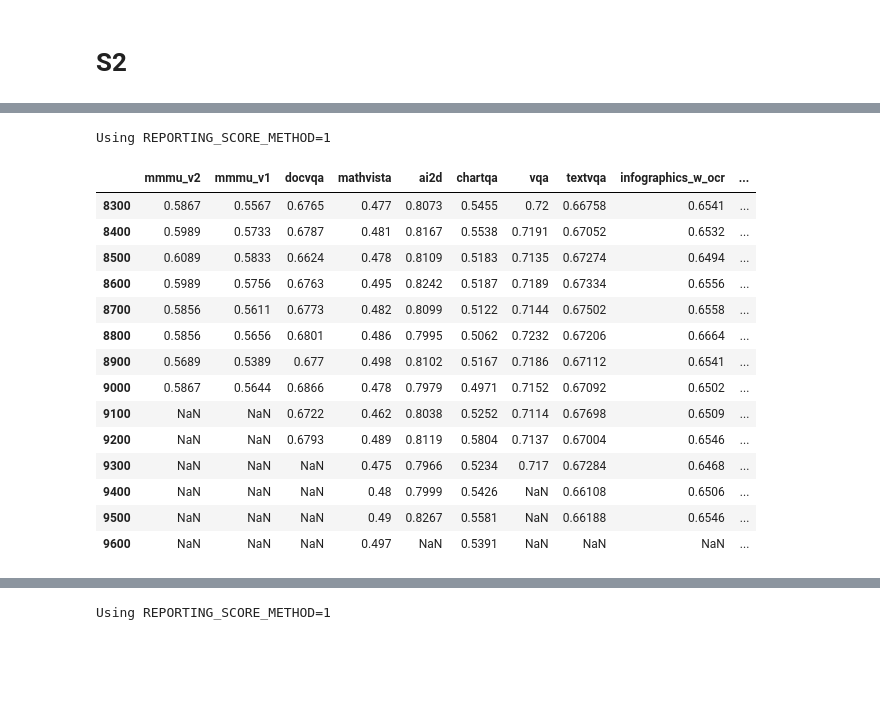
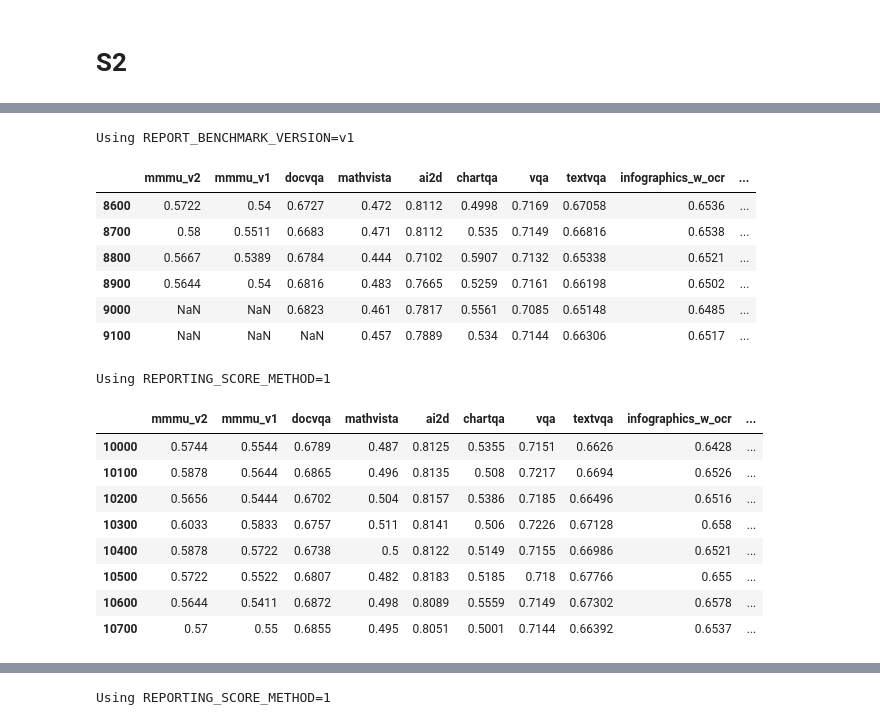
Before and after one commit to harrytranx/experiments, a Jupyter notebook: eval_mm10.ipynb, the cells around one changed output, grey strips where cells are left out. Cells and saved outputs as stored; diff of their text form; code cells hidden in the pictures; blank space fills up the shorter version.

```diff
--- a/eval_mm10.ipynb
+++ b/eval_mm10.ipynb
@@ -100,24 +139,32 @@ eval jobs saved to: /fsx_0/checkpoints/mm10/MM10-Stage2-70B/MH21_70B_336px_exp32
+# %%
+ev_s2_unfreeze.get_scores(
+    "/fsx_0/checkpoints/mm10/MM10-Stage2-70B/MH21_70B_336px_exp30d_docvqa_metaclip_unfreeze_lr1_n128"
+)
+# %% [output]
+Using REPORT_BENCHMARK_VERSION=v1
+|  | mmmu_v2 | mmmu_v1 | docvqa | mathvista | ai2d | chartqa | vqa | textvqa | infographics_w_ocr | ... |
+| 8600 | 0.5722 | 0.54 | 0.6727 | 0.472 | 0.8112 | 0.4998 | 0.7169 | 0.67058 | 0.6536 | ... |
+| 8700 | 0.58 | 0.5511 | 0.6683 | 0.471 | 0.8112 | 0.535 | 0.7149 | 0.66816 | 0.6538 | ... |
+| 8800 | 0.5667 | 0.5389 | 0.6784 | 0.444 | 0.7102 | 0.5907 | 0.7132 | 0.65338 | 0.6521 | ... |
+| 8900 | 0.5644 | 0.54 | 0.6816 | 0.483 | 0.7665 | 0.5259 | 0.7161 | 0.66198 | 0.6502 | ... |
+| 9000 | NaN | NaN | 0.6823 | 0.461 | 0.7817 | 0.5561 | 0.7085 | 0.65148 | 0.6485 | ... |
+| 9100 | NaN | NaN | NaN | 0.457 | 0.7889 | 0.534 | 0.7144 | 0.66306 | 0.6517 | ... |
 # %%
 ev_s2_unfreeze.get_scores(
-    "/fsx_0/checkpoints/mm10/MM10-Stage2-70B/MH21_70B_336px_exp30d_docvqa_unfreeze_lr1_n128"
+    "/fsx_0/checkpoints/mm10/MM10-Stage2-70B/MH21_70B_336px_exp30d_docvqa_unfreeze_lr1_n128",
+    min_checkpoint=10000
 )
 # %% [output]
 Using REPORTING_SCORE_METHOD=1
 |  | mmmu_v2 | mmmu_v1 | docvqa | mathvista | ai2d | chartqa | vqa | textvqa | infographics_w_ocr | ... |
-| 8300 | 0.5867 | 0.5567 | 0.6765 | 0.477 | 0.8073 | 0.5455 | 0.72 | 0.66758 | 0.6541 | ... |
-| 8400 | 0.5989 | 0.5733 | 0.6787 | 0.481 | 0.8167 | 0.5538 | 0.7191 | 0.67052 | 0.6532 | ... |
-| 8500 | 0.6089 | 0.5833 | 0.6624 | 0.478 | 0.8109 | 0.5183 | 0.7135 | 0.67274 | 0.6494 | ... |
-| 8600 | 0.5989 | 0.5756 | 0.6763 | 0.495 | 0.8242 | 0.5187 | 0.7189 | 0.67334 | 0.6556 | ... |
-| 8700 | 0.5856 | 0.5611 | 0.6773 | 0.482 | 0.8099 | 0.5122 | 0.7144 | 0.67502 | 0.6558 | ... |
-| 8800 | 0.5856 | 0.5656 | 0.6801 | 0.486 | 0.7995 | 0.5062 | 0.7232 | 0.67206 | 0.6664 | ... |
-| 8900 | 0.5689 | 0.5389 | 0.677 | 0.498 | 0.8102 | 0.5167 | 0.7186 | 0.67112 | 0.6541 | ... |
-| 9000 | 0.5867 | 0.5644 | 0.6866 | 0.478 | 0.7979 | 0.4971 | 0.7152 | 0.67092 | 0.6502 | ... |
-| 9100 | NaN | NaN | 0.6722 | 0.462 | 0.8038 | 0.5252 | 0.7114 | 0.67698 | 0.6509 | ... |
-| 9200 | NaN | NaN | 0.6793 | 0.489 | 0.8119 | 0.5804 | 0.7137 | 0.67004 | 0.6546 | ... |
-| 9300 | NaN | NaN | NaN | 0.475 | 0.7966 | 0.5234 | 0.717 | 0.67284 | 0.6468 | ... |
-| 9400 | NaN | NaN | NaN | 0.48 | 0.7999 | 0.5426 | NaN | 0.66108 | 0.6506 | ... |
-| 9500 | NaN | NaN | NaN | 0.49 | 0.8267 | 0.5581 | NaN | 0.66188 | 0.6546 | ... |
-| 9600 | NaN | NaN | NaN | 0.497 | NaN | 0.5391 | NaN | NaN | NaN | ... |
+| 10000 | 0.5744 | 0.5544 | 0.6789 | 0.487 | 0.8125 | 0.5355 | 0.7151 | 0.6626 | 0.6428 | ... |
+| 10100 | 0.5878 | 0.5644 | 0.6865 | 0.496 | 0.8135 | 0.508 | 0.7217 | 0.6694 | 0.6526 | ... |
+| 10200 | 0.5656 | 0.5444 | 0.6702 | 0.504 | 0.8157 | 0.5386 | 0.7185 | 0.66496 | 0.6516 | ... |
+| 10300 | 0.6033 | 0.5833 | 0.6757 | 0.511 | 0.8141 | 0.506 | 0.7226 | 0.67128 | 0.658 | ... |
+| 10400 | 0.5878 | 0.5722 | 0.6738 | 0.5 | 0.8122 | 0.5149 | 0.7155 | 0.66986 | 0.6521 | ... |
+| 10500 | 0.5722 | 0.5522 | 0.6807 | 0.482 | 0.8183 | 0.5185 | 0.718 | 0.67766 | 0.655 | ... |
+| 10600 | 0.5644 | 0.5411 | 0.6872 | 0.498 | 0.8089 | 0.5559 | 0.7149 | 0.67302 | 0.6578 | ... |
+| 10700 | 0.57 | 0.55 | 0.6855 | 0.495 | 0.8051 | 0.5001 | 0.7144 | 0.66392 | 0.6537 | ... |
 # %%
 ev_s2_unfreeze.get_scores(
     "/fsx_0/checkpoints/mm10/MM10-Stage2-70B/MH21_70B_336px_exp30d_docvqa_ocr_unfreeze_lr1_n128"
```
Also changed, not shown: parts of 7 cells of this notebook, 4 other files.
